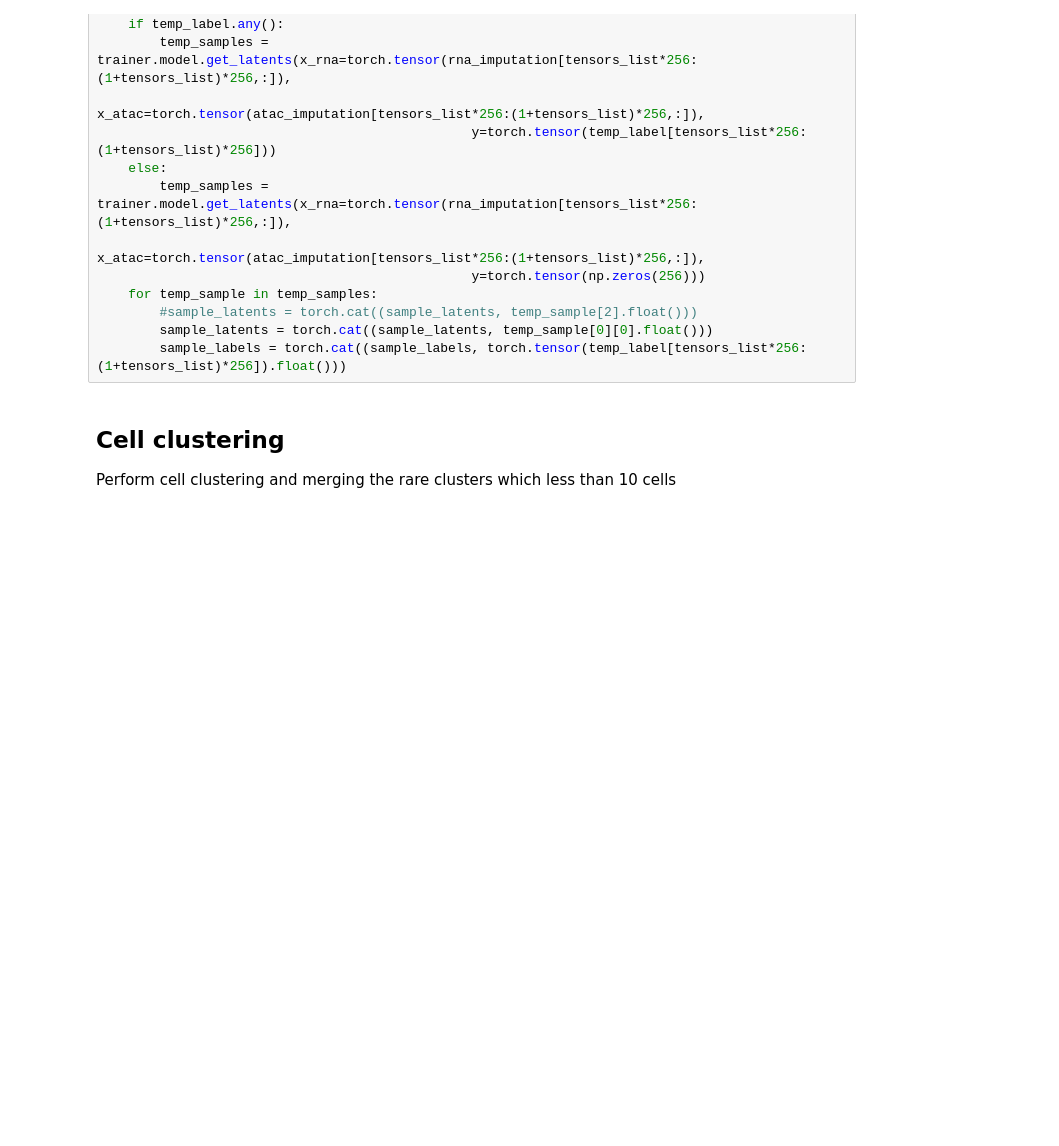
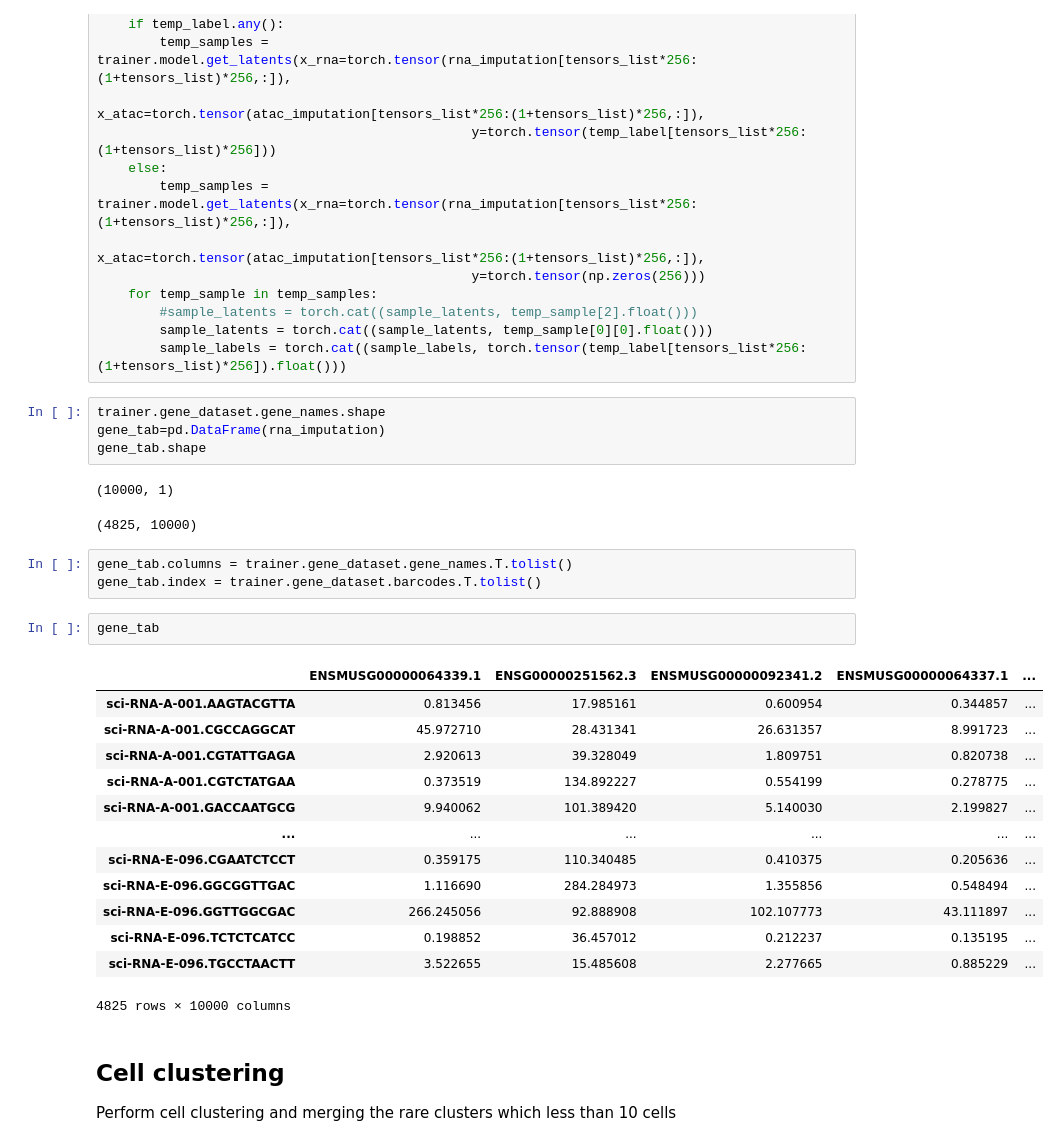
Before and after one commit to bm2-lab/scMVP, a Jupyter notebook: demos/scMVP_tutorial.ipynb, the cells around one changed output. Drawn from its saved outputs; the diff is of its cells as text; blank space fills up the shorter version.

```diff
--- a/demos/scMVP_tutorial.ipynb
+++ b/demos/scMVP_tutorial.ipynb
@@ -262,6 +262,32 @@ for tensors_list in range(int(len(imputed_values[0])/256)+1):
         #sample_latents = torch.cat((sample_latents, temp_sample[2].float()))
         sample_latents = torch.cat((sample_latents, temp_sample[0][0].float()))
         sample_labels = torch.cat((sample_labels, torch.tensor(temp_label[tensors_list*256:(1+tensors_list)*256]).float()))
+# %%
+trainer.gene_dataset.gene_names.shape
+gene_tab=pd.DataFrame(rna_imputation)
+gene_tab.shape
+# %% [output]
+(10000, 1)
+(4825, 10000)
+# %%
+gene_tab.columns = trainer.gene_dataset.gene_names.T.tolist()
+gene_tab.index = trainer.gene_dataset.barcodes.T.tolist()
+# %%
+gene_tab
+# %% [output]
+|  | ENSMUSG00000064339.1 | ENSG00000251562.3 | ENSMUSG00000092341.2 | ENSMUSG00000064337.1 | ... |
+| sci-RNA-A-001.AAGTACGTTA | 0.813456 | 17.985161 | 0.600954 | 0.344857 | ... |
+| sci-RNA-A-001.CGCCAGGCAT | 45.972710 | 28.431341 | 26.631357 | 8.991723 | ... |
+| sci-RNA-A-001.CGTATTGAGA | 2.920613 | 39.328049 | 1.809751 | 0.820738 | ... |
+| sci-RNA-A-001.CGTCTATGAA | 0.373519 | 134.892227 | 0.554199 | 0.278775 | ... |
+| sci-RNA-A-001.GACCAATGCG | 9.940062 | 101.389420 | 5.140030 | 2.199827 | ... |
+| ... | ... | ... | ... | ... | ... |
+| sci-RNA-E-096.CGAATCTCCT | 0.359175 | 110.340485 | 0.410375 | 0.205636 | ... |
+| sci-RNA-E-096.GGCGGTTGAC | 1.116690 | 284.284973 | 1.355856 | 0.548494 | ... |
+| sci-RNA-E-096.GGTTGGCGAC | 266.245056 | 92.888908 | 102.107773 | 43.111897 | ... |
+| sci-RNA-E-096.TCTCTCATCC | 0.198852 | 36.457012 | 0.212237 | 0.135195 | ... |
+| sci-RNA-E-096.TGCCTAACTT | 3.522655 | 15.485608 | 2.277665 | 0.885229 | ... |
+4825 rows × 10000 columns
 # %% [markdown]
 ## Cell clustering
 Perform cell clustering and merging the rare clusters which less than 10 cells
```
Also changed, not shown: parts of 7 cells of this notebook.
